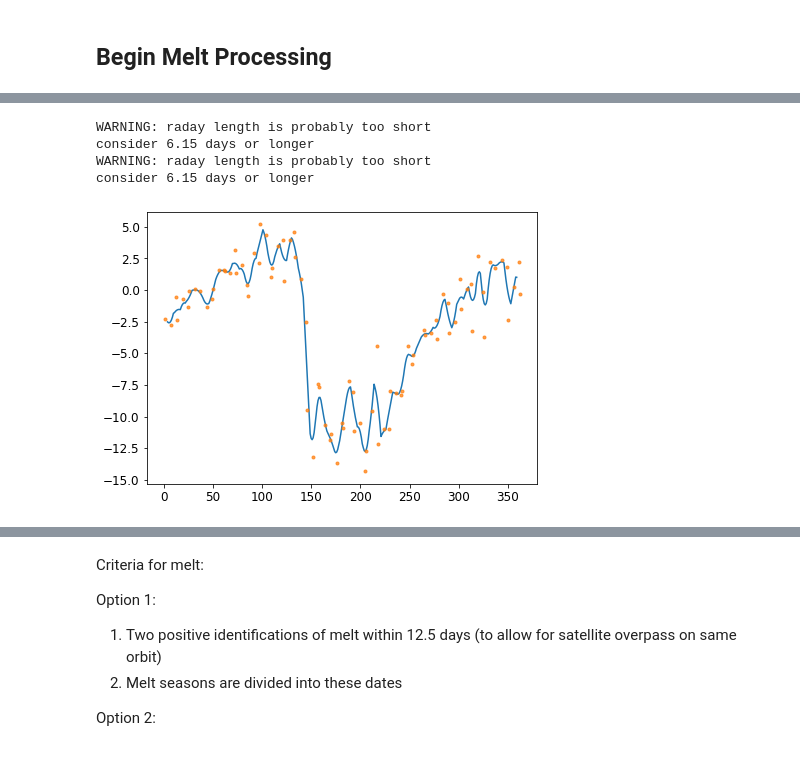
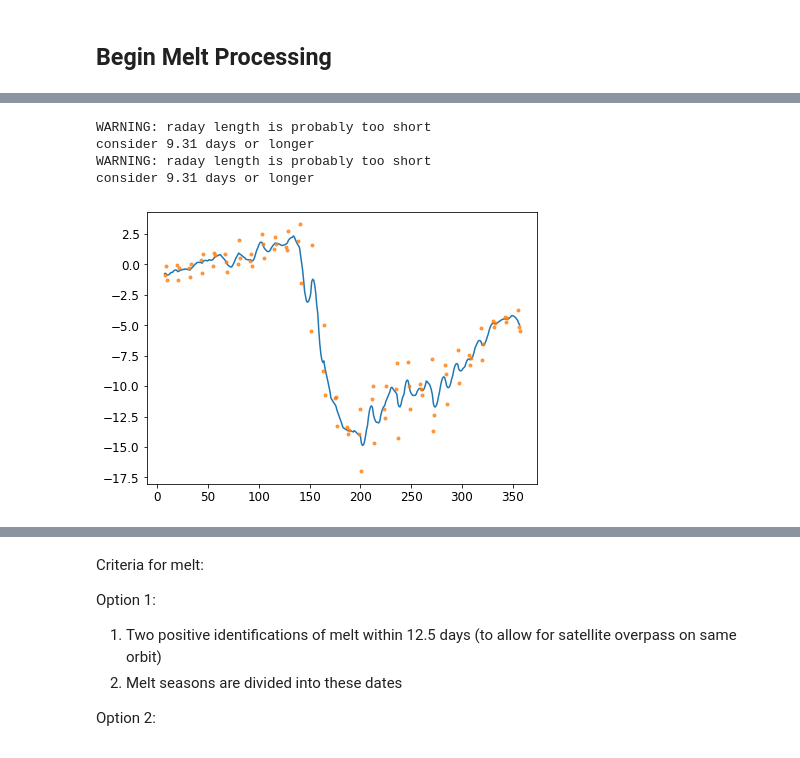
Before and after one commit to ac-johnson/GlacierSARoriginal, a Jupyter notebook: analysis_basic.ipynb, the cells around one changed output, grey strips where cells are left out. Cells and saved outputs as stored; diff of their text form; code cells hidden in the pictures.

```diff
--- a/analysis_basic.ipynb
+++ b/analysis_basic.ipynb
@@ -55,8 +55,8 @@ URLWidget()
 
 ##NAME PROJECT###
 projdir = Path.home()/"GlacierSARdata"
-projname = 'Kenn'
-year = 2019
+projname = 'Wrangell'
+year = 2020
 data_dir=Path(f'{projdir}/{projname}/{str(year)}')
 pols = ['VV','VH']
 
@@ -220,9 +184,10 @@ it,jt = 815,680
 it,jt = 815,580
 it,jt = 1230,950
 it,jt = 1174,1000
-it,jt = 234,567
+it,jt = 234,567 #this on for interesting Kenn
 # it,jt = 1270,980 #front lake, kinda weird
 # it,jt = 1295,980
+it,jt = 800,1500  #Wrangell
 
 
 # plt.figure(figsize=(10,7))
@@ -532,24 +499,25 @@ def rasar_smoothing(rasar, daylist,radays=7,smoothing='dayhour'):
     #         rasar
 # %%
 it,jt = 234,567
-rasar,daylist = create_rasar(data[:,it,jt],mdatelist,mpfulist,radays=1)
+it,jt = 800,1500
+rasar,daylist = create_rasar(data[:,it,jt],mdatelist,mpfulist,radays=7)
 # print(rasar)
 rasmooth = rasar_smoothing(rasar,daylist)
 # print(rasar)
 # print(timediff(datetime(2021,1,1,0,0,0),datetime(2022,1,1,0,0,0),form='days'))
 # print(np.isnan(rasar))
 
 plt.figure(figsize=(7,5))
 plt.plot(rasmooth,'-')
 rasar,daylist = create_rasar(data[:,it,jt],mdatelist,mpfulist,radays=1)
 # rasar = rasar_smoothing(rasar,daylist,radays=1)
 plt.plot(rasar,'.',alpha=.75)
 plt.savefig(data_dir/'figures'/f'pt_i{it}_j{jt}.png')
 # plt.plot(data[:,it,jt],'.')
 # data[:,it,jt]
 # %% [output]
 WARNING: raday length is probably too short
-consider 6.15 days or longer
+consider 9.31 days or longer
 WARNING: raday length is probably too short
-consider 6.15 days or longer
+consider 9.31 days or longer
-[figure, old version]
+[figure, new version]
```
Also changed, not shown: parts of 24 cells of this notebook, 1 other file.
